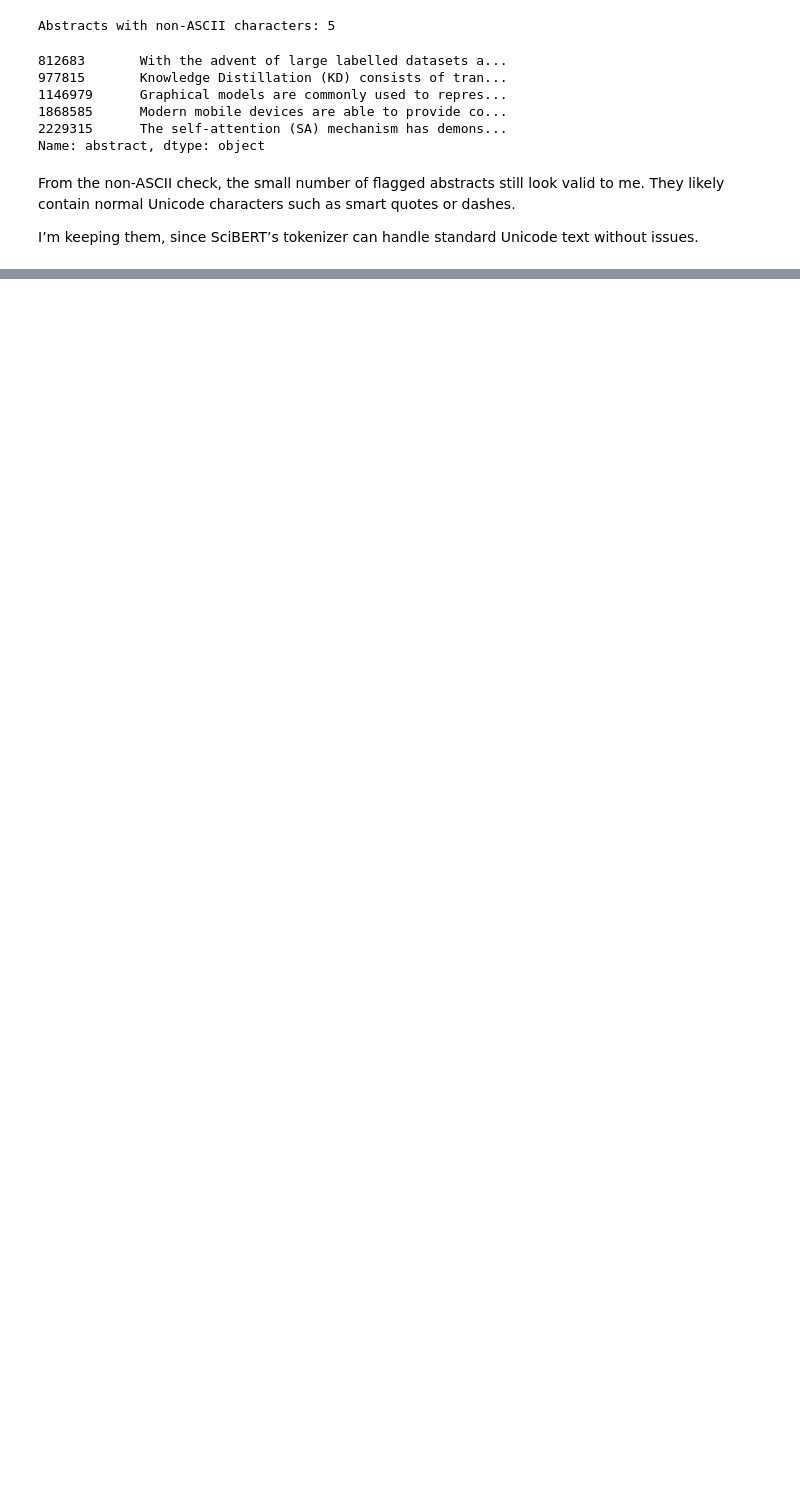
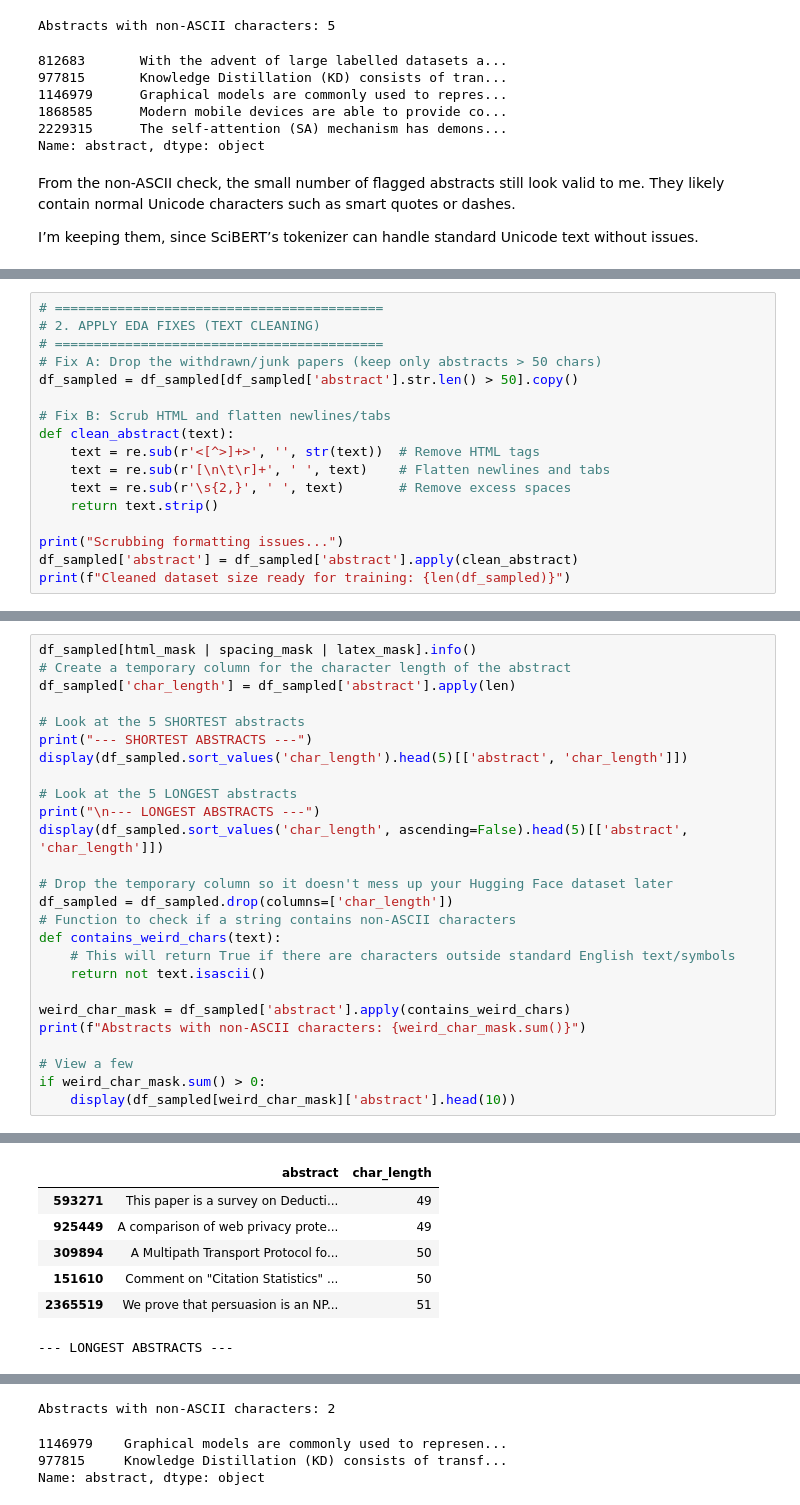
Before and after one commit to galnoel/jurnal-topic-classification, a Jupyter notebook: experiment.ipynb, the cells around one changed output, grey strips where cells are left out. Saved outputs shown, nothing was run; the diff lists cells and outputs as text; blank space fills up the shorter version.

Commit message:
feat: add training strategy

```diff
--- a/experiment.ipynb
+++ b/experiment.ipynb
@@ -777,0 +724,17 @@ Converting to Hugging Face format...
+# %%
+# ==========================================
+# 2. APPLY EDA FIXES (TEXT CLEANING)
+# ==========================================
+# Fix A: Drop the withdrawn/junk papers (keep only abstracts > 50 chars)
+df_sampled = df_sampled[df_sampled['abstract'].str.len() > 50].copy()
+
+# Fix B: Scrub HTML and flatten newlines/tabs
+def clean_abstract(text):
+    text = re.sub(r'<[^>]+>', '', str(text))  # Remove HTML tags
+    text = re.sub(r'[\n\t\r]+', ' ', text)    # Flatten newlines and tabs
+    text = re.sub(r'\s{2,}', ' ', text)       # Remove excess spaces
+    return text.strip()
+
+print("Scrubbing formatting issues...")
+df_sampled['abstract'] = df_sampled['abstract'].apply(clean_abstract)
+print(f"Cleaned dataset size ready for training: {len(df_sampled)}")
@@ -777,0 +744,27 @@ Converting to Hugging Face format...
+# %%
+df_sampled[html_mask | spacing_mask | latex_mask].info()
+# Create a temporary column for the character length of the abstract
+df_sampled['char_length'] = df_sampled['abstract'].apply(len)
+
+# Look at the 5 SHORTEST abstracts
+print("--- SHORTEST ABSTRACTS ---")
+display(df_sampled.sort_values('char_length').head(5)[['abstract', 'char_length']])
+
+# Look at the 5 LONGEST abstracts
+print("\n--- LONGEST ABSTRACTS ---")
+display(df_sampled.sort_values('char_length', ascending=False).head(5)[['abstract', 'char_length']])
+
+# Drop the temporary column so it doesn't mess up your Hugging Face dataset later
+df_sampled = df_sampled.drop(columns=['char_length'])
+# Function to check if a string contains non-ASCII characters
+def contains_weird_chars(text):
+    # This will return True if there are characters outside standard English text/symbols
+    return not text.isascii()
+
+weird_char_mask = df_sampled['abstract'].apply(contains_weird_chars)
+print(f"Abstracts with non-ASCII characters: {weird_char_mask.sum()}")
+
+# View a few
+if weird_char_mask.sum() > 0:
+    display(df_sampled[weird_char_mask]['abstract'].head(10))
+# %% [output]
@@ -777,0 +785,7 @@ Converting to Hugging Face format...
+|  | abstract | char_length |
+| 593271 | This paper is a survey on Deducti... | 49 |
+| 925449 | A comparison of web privacy prote... | 49 |
+| 309894 | A Multipath Transport Protocol fo... | 50 |
+| 151610 | Comment on "Citation Statistics" ... | 50 |
+| 2365519 | We prove that persuasion is an NP... | 51 |
+--- LONGEST ABSTRACTS ---
@@ -777,0 +798,4 @@ Converting to Hugging Face format...
+Abstracts with non-ASCII characters: 2
+1146979    Graphical models are commonly used to represen...
+977815     Knowledge Distillation (KD) consists of transf...
+Name: abstract, dtype: object
```
Also changed, not shown: parts of 25 cells of this notebook.
